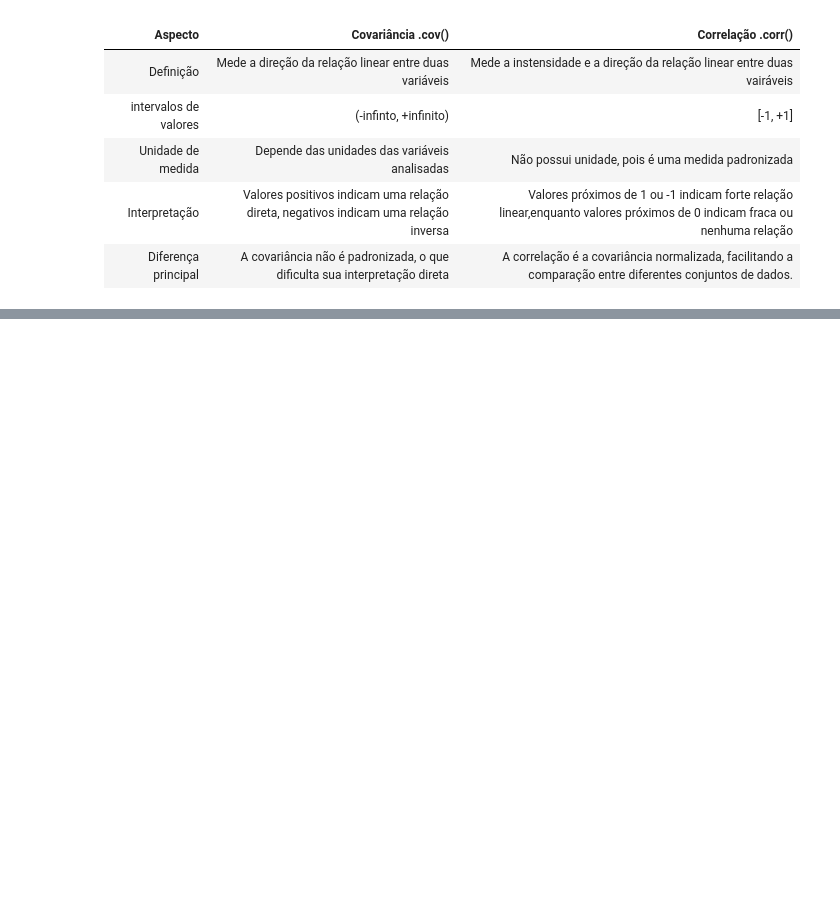
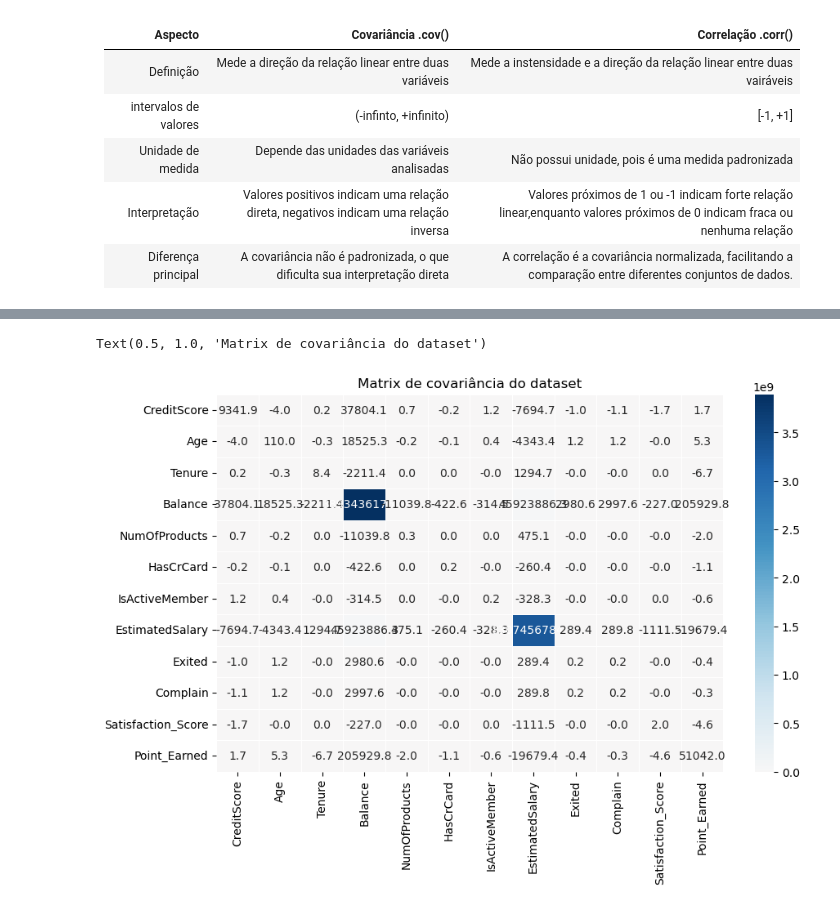
Before and after one commit to leandroclv/analista_dados_python_udemy, a Jupyter notebook: projeto_curso.ipynb, the cells around one changed output, grey strips where cells are left out. Cells and saved outputs as stored; diff of their text form; code cells hidden in the pictures; blank space fills up the shorter version.

```diff
--- a/projeto_curso.ipynb
+++ b/projeto_curso.ipynb
@@ -814,3 +816,9 @@ dtype: int64
 |Unidade de medida|Depende das unidades das variáveis analisadas|Não possui unidade, pois é uma medida padronizada|
 |Interpretação|Valores positivos indicam uma relação direta, negativos indicam uma relação inversa|Valores próximos de 1 ou -1 indicam forte relação linear,enquanto valores próximos de 0 indicam fraca ou nenhuma relação|
 |Diferença principal|A covariância não é padronizada, o que dificulta sua interpretação direta|A correlação é a covariância normalizada, facilitando a comparação entre diferentes conjuntos de dados.|
+# %%
+df_number = df_churn.select_dtypes(include=['number', 'bool'])
+df_number = df_number.drop(columns='CustomerId', axis=1)
+# %%
+cov_matrix = df_number.cov()
+cov_matrix
@@ -816,0 +839,7 @@ dtype: int64
+# %%
+plt.figure(figsize=(10,6))
+sns.heatmap(cov_matrix, annot=True, fmt='.1f', cmap='RdBu', center=0, linewidths=0.5)
+plt.title('Matrix de covariância do dataset')
+# %% [output]
+Text(0.5, 1.0, 'Matrix de covariância do dataset')
+[figure, added]
```
Also changed, not shown: parts of 6 cells of this notebook, 2 other files.
